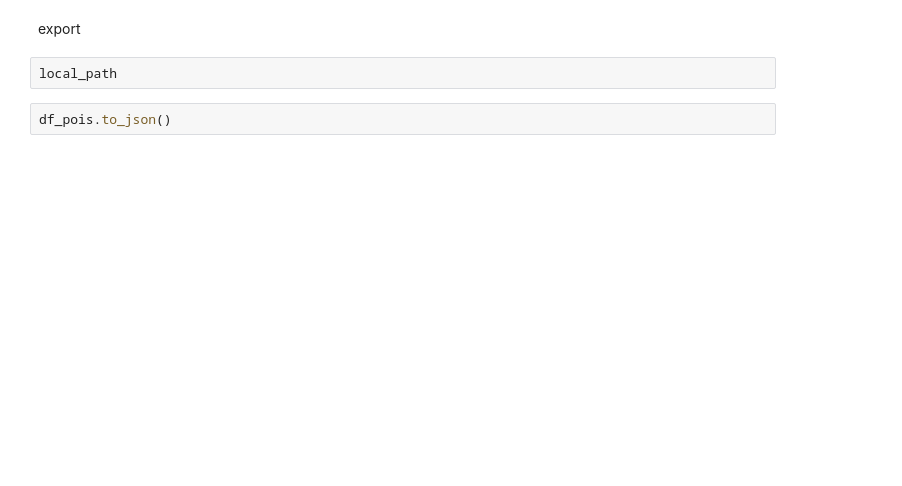
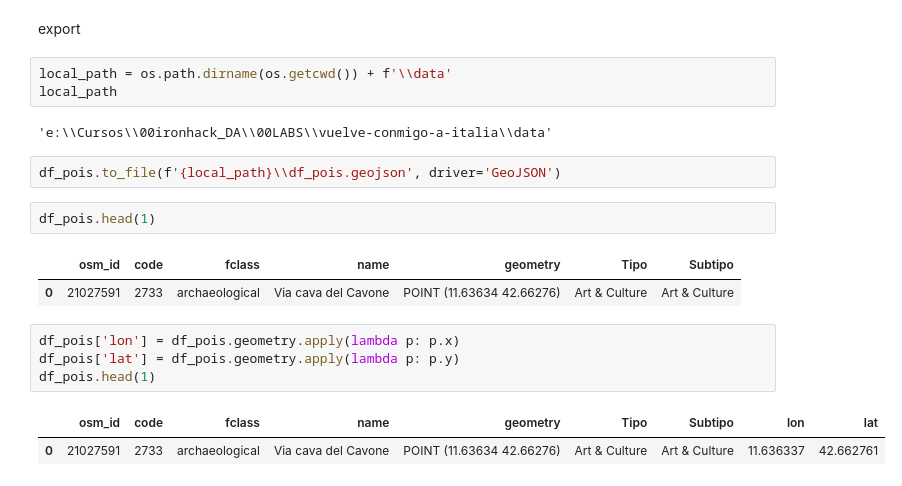
Before and after one commit to annassanchez/vuelve-conmigo-a-italia, a Jupyter notebook: notebooks/04_osm_pois.ipynb, the cells around one changed output. Cells and saved outputs as stored; diff of their text form; blank space fills up the shorter version.

```diff
--- a/notebooks/04_osm_pois.ipynb
+++ b/notebooks/04_osm_pois.ipynb
@@ -95,6 +206,21 @@ df_pois.crs ## tiene que estar en WGS 84
 # %% [markdown]
 export
-# %%
-local_path
-# %%
-df_pois.to_json()
+# %%
+local_path = os.path.dirname(os.getcwd()) + f'\\data'
+local_path
+# %% [output]
+'e:\\Cursos\\00ironhack_DA\\00LABS\\vuelve-conmigo-a-italia\\data'
+# %%
+df_pois.to_file(f'{local_path}\\df_pois.geojson', driver='GeoJSON')
+# %%
+df_pois.head(1)
+# %% [output]
+|  | osm_id | code | fclass | name | geometry | Tipo | Subtipo |
+| 0 | 21027591 | 2733 | archaeological | Via cava del Cavone | POINT (11.63634 42.66276) | Art & Culture | Art & Culture |
+# %%
+df_pois['lon'] = df_pois.geometry.apply(lambda p: p.x)
+df_pois['lat'] = df_pois.geometry.apply(lambda p: p.y)
+df_pois.head(1)
+# %% [output]
+|  | osm_id | code | fclass | name | geometry | Tipo | Subtipo | lon | lat |
+| 0 | 21027591 | 2733 | archaeological | Via cava del Cavone | POINT (11.63634 42.66276) | Art & Culture | Art & Culture | 11.636337 | 42.662761 |
```
Also changed, not shown: parts of 20 cells of this notebook.
